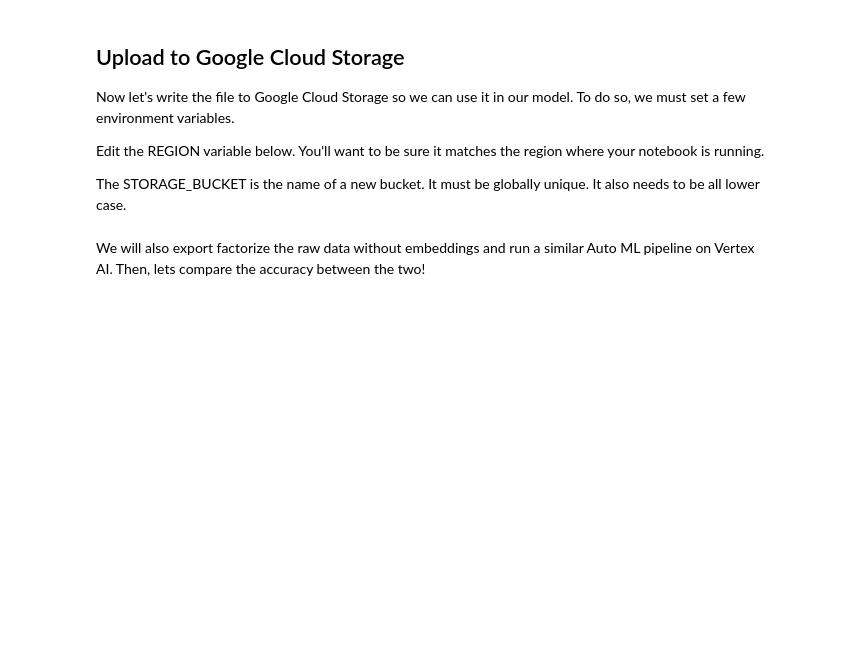
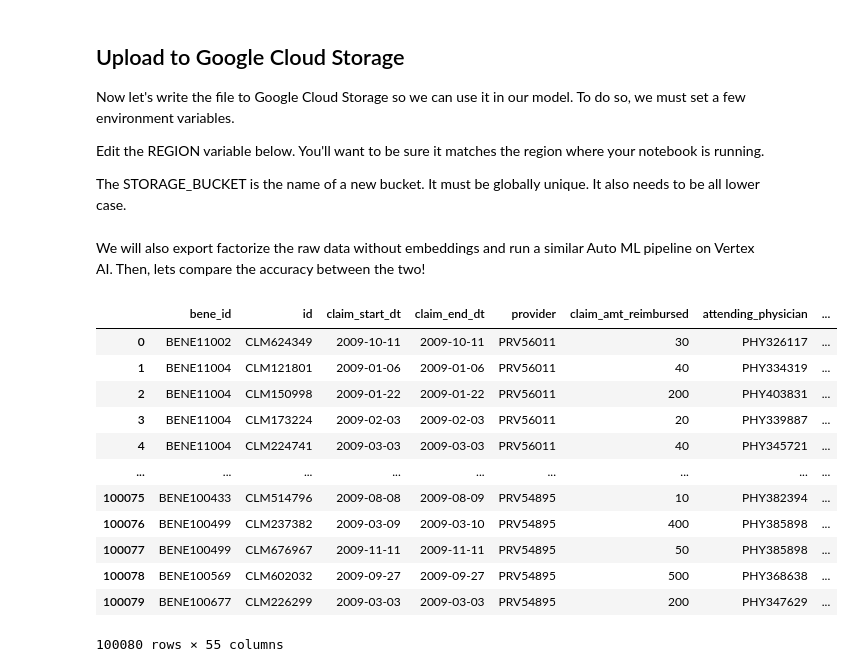
Before and after one commit to neo4j-partners/mini-hands-on-lab-neo4j-and-vertex-ai, a Jupyter notebook: Lab 2 - Vertex AI AutoML with GDS/1_create_embedding.ipynb, the cells around one changed output. Cells and saved outputs as stored; diff of their text form; code cells hidden in the pictures; blank space fills up the shorter version.

```diff
--- a/Lab 2 - Vertex AI AutoML with GDS/1_create_embedding.ipynb
+++ b/Lab 2 - Vertex AI AutoML with GDS/1_create_embedding.ipynb
@@ -508,31 +519,23 @@ blob = bucket.blob(os.path.join('insurance_fraud', 'embedding.csv'))
 blob.upload_from_filename(os.path.join(outdir, 'embedding.csv'))
 # %% [markdown]
 We will also export factorize the raw data without embeddings and run a similar Auto ML pipeline on Vertex AI. Then, lets compare the accuracy between the two!
-# %%
-raw_df = pd.read_csv("https://storage.googleapis.com/neo4j-datasets/insurance-claim/data.csv")
-raw_df.rename(columns={'claim_id': 'id',
-                       'is_fraud': 'target'}, inplace=True)
-raw_df['claim_diag_code_1'] = pd.factorize(raw_df['claim_diag_code_1'])[0] + 1
-raw_df['claim_diag_code_2'] = pd.factorize(raw_df['claim_diag_code_2'])[0] + 1
-raw_df['claim_diag_code_3'] = pd.factorize(raw_df['claim_diag_code_3'])[0] + 1
-raw_df['claim_diag_code_4'] = pd.factorize(raw_df['claim_diag_code_4'])[0] + 1
-raw_df['claim_diag_code_5'] = pd.factorize(raw_df['claim_diag_code_5'])[0] + 1
-raw_df['claim_diag_code_6'] = pd.factorize(raw_df['claim_diag_code_6'])[0] + 1
-raw_df['claim_diag_code_7'] = pd.factorize(raw_df['claim_diag_code_7'])[0] + 1
-raw_df['claim_diag_code_8'] = pd.factorize(raw_df['claim_diag_code_8'])[0] + 1
-raw_df['claim_diag_code_9'] = pd.factorize(raw_df['claim_diag_code_9'])[0] + 1
-raw_df['claim_diag_code_10'] = pd.factorize(raw_df['claim_diag_code_10'])[0] + 1
-raw_df['claim_procedure_code_1'] = pd.factorize(raw_df['claim_procedure_code_1'])[0] + 1
-raw_df['claim_procedure_code_2'] = pd.factorize(raw_df['claim_procedure_code_2'])[0] + 1
-raw_df['claim_procedure_code_3'] = pd.factorize(raw_df['claim_procedure_code_3'])[0] + 1
-raw_df['claim_procedure_code_4'] = pd.factorize(raw_df['claim_procedure_code_4'])[0] + 1
-raw_df['claim_procedure_code_5'] = pd.factorize(raw_df['claim_procedure_code_5'])[0] + 1
-raw_df['claim_procedure_code_6'] = pd.factorize(raw_df['claim_procedure_code_6'])[0] + 1
-raw_df['claim_admit_diagnosis_code'] = pd.factorize(raw_df['claim_admit_diagnosis_code'])[0] + 1
-raw_df['diag_group_code'] = pd.factorize(raw_df['diag_group_code'])[0] + 1
-
-raw_data = raw_df.sample(frac=1).reset_index(drop=True)
-raw_data.to_csv(os.path.join(outdir, 'raw.csv'), index=False)
-
-blob = bucket.blob(os.path.join('insurance_fraud', 'raw.csv'))
-blob.upload_from_filename(os.path.join(outdir, 'raw.csv'))
+# %%
+benchmark_df = raw_df.rename(columns={'claim_id': 'id', 'is_fraud': 'target'})
+for col in benchmark_df.columns:
+    if ('claim_diag_code' in col) or ('claim_procedure_code' in col) or (col in ['claim_admit_diagnosis_code', 'diag_group_code']):
+        benchmark_df[col] = pd.factorize(benchmark_df[col])[0] + 1
+benchmark_df
+# %% [output]
+|  | bene_id | id | claim_start_dt | claim_end_dt | provider | claim_amt_reimbursed | attending_physician | ... |
+| 0 | BENE11002 | CLM624349 | 2009-10-11 | 2009-10-11 | PRV56011 | 30 | PHY326117 | ... |
+| 1 | BENE11004 | CLM121801 | 2009-01-06 | 2009-01-06 | PRV56011 | 40 | PHY334319 | ... |
+| 2 | BENE11004 | CLM150998 | 2009-01-22 | 2009-01-22 | PRV56011 | 200 | PHY403831 | ... |
+| 3 | BENE11004 | CLM173224 | 2009-02-03 | 2009-02-03 | PRV56011 | 20 | PHY339887 | ... |
+| 4 | BENE11004 | CLM224741 | 2009-03-03 | 2009-03-03 | PRV56011 | 40 | PHY345721 | ... |
+| ... | ... | ... | ... | ... | ... | ... | ... | ... |
+| 100075 | BENE100433 | CLM514796 | 2009-08-08 | 2009-08-09 | PRV54895 | 10 | PHY382394 | ... |
+| 100076 | BENE100499 | CLM237382 | 2009-03-09 | 2009-03-10 | PRV54895 | 400 | PHY385898 | ... |
+| 100077 | BENE100499 | CLM676967 | 2009-11-11 | 2009-11-11 | PRV54895 | 50 | PHY385898 | ... |
+| 100078 | BENE100569 | CLM602032 | 2009-09-27 | 2009-09-27 | PRV54895 | 500 | PHY368638 | ... |
+| 100079 | BENE100677 | CLM226299 | 2009-03-03 | 2009-03-03 | PRV54895 | 200 | PHY347629 | ... |
+100080 rows × 55 columns
```
Also changed, not shown: parts of 12 cells of this notebook.
